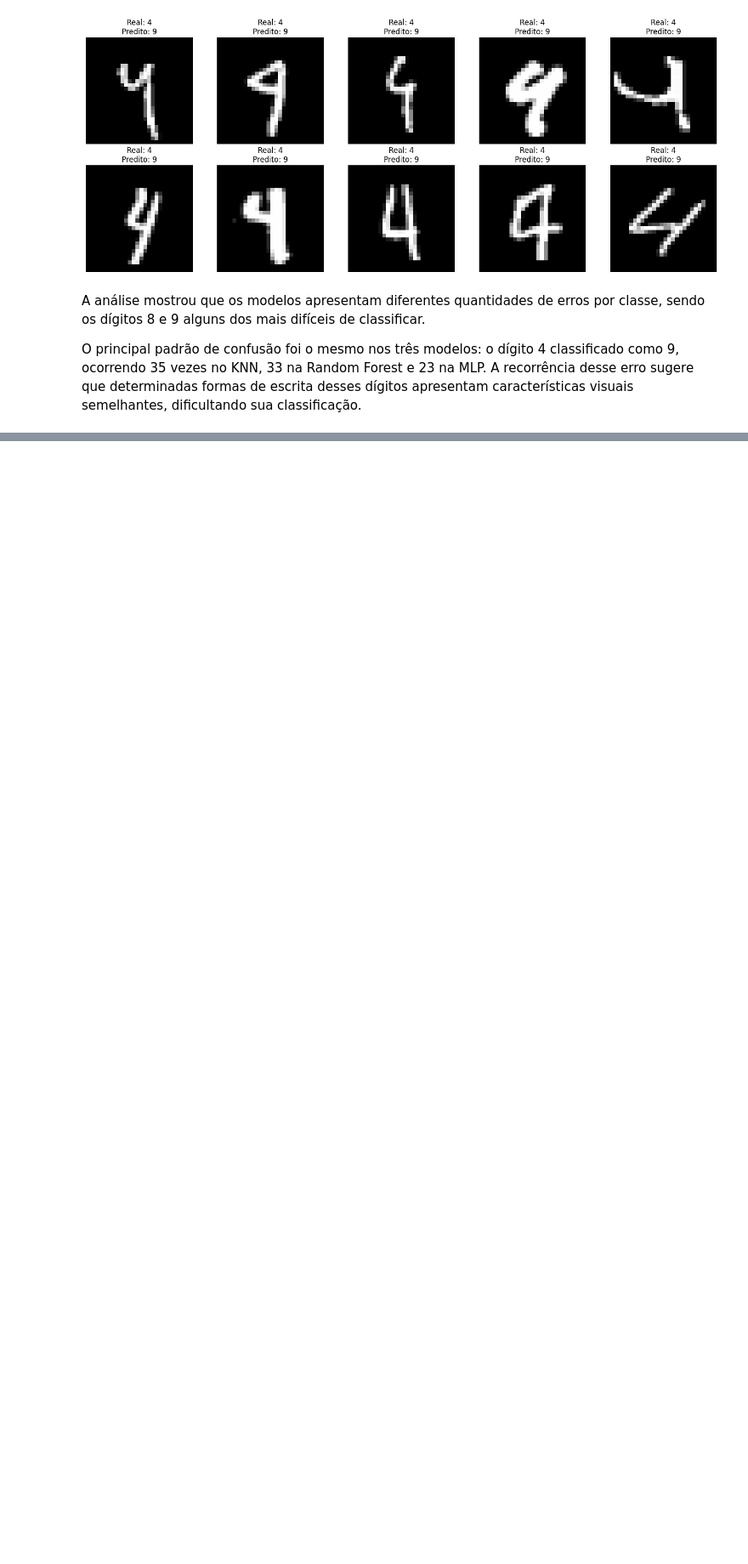
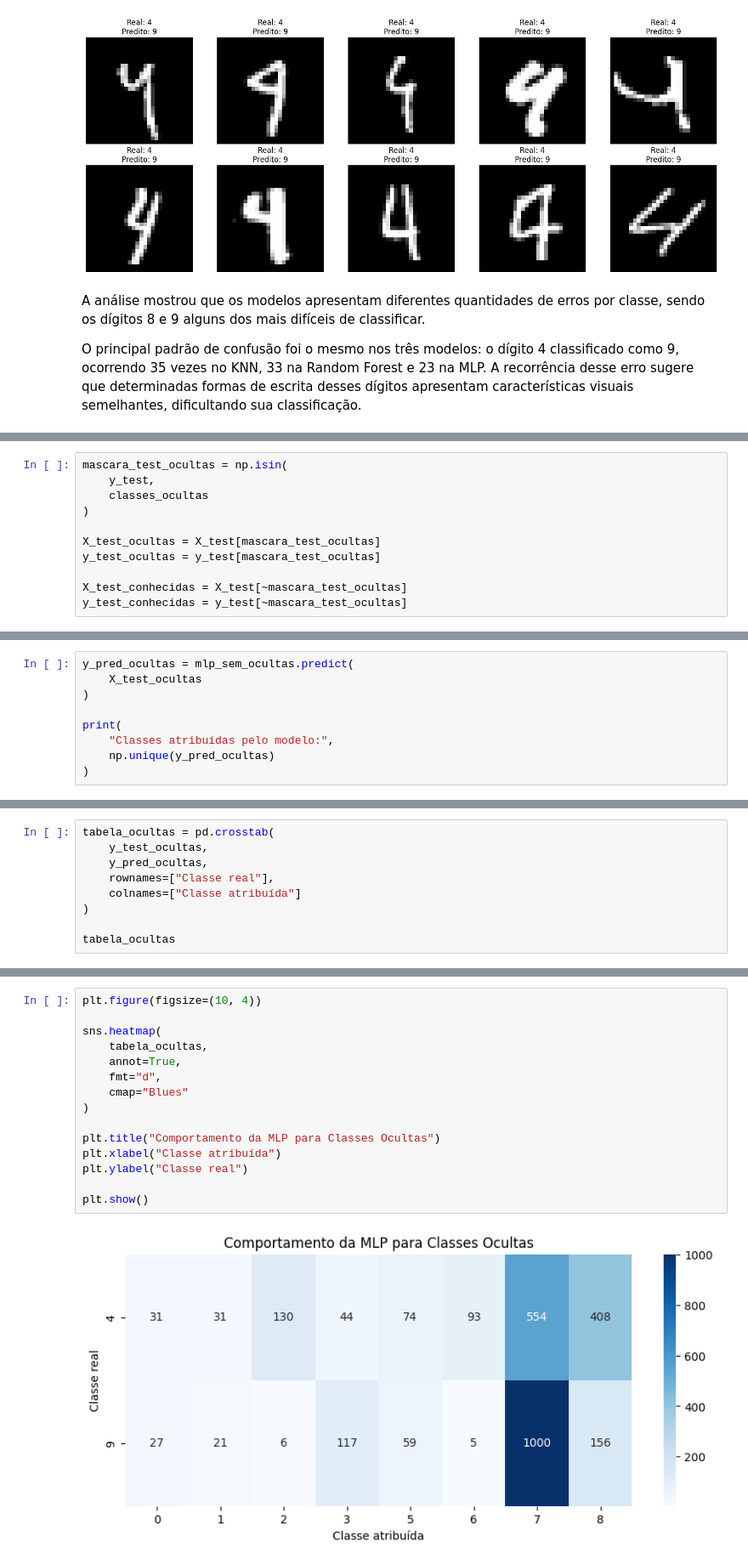
Before and after one commit to senapalm/classificador_de_digitos, a Jupyter notebook: classificador_de_digitos.ipynb, the cells around one changed output, grey strips where cells are left out. Shown: that part at 85% size. Saved outputs shown, nothing was run; the diff lists cells and outputs as text; blank space fills up the shorter version.

```diff
--- a/classificador_de_digitos.ipynb
+++ b/classificador_de_digitos.ipynb
@@ -1070,0 +1114,11 @@ O principal padrão de confusão foi o mesmo nos três modelos: o dígito 4 clas
+# %%
+mascara_test_ocultas = np.isin(
+    y_test,
+    classes_ocultas
+)
+
+X_test_ocultas = X_test[mascara_test_ocultas]
+y_test_ocultas = y_test[mascara_test_ocultas]
+
+X_test_conhecidas = X_test[~mascara_test_ocultas]
+y_test_conhecidas = y_test[~mascara_test_ocultas]
@@ -1070,0 +1187,9 @@ O principal padrão de confusão foi o mesmo nos três modelos: o dígito 4 clas
+# %%
+y_pred_ocultas = mlp_sem_ocultas.predict(
+    X_test_ocultas
+)
+
+print(
+    "Classes atribuídas pelo modelo:",
+    np.unique(y_pred_ocultas)
+)
@@ -1070,0 +1198,9 @@ O principal padrão de confusão foi o mesmo nos três modelos: o dígito 4 clas
+# %%
+tabela_ocultas = pd.crosstab(
+    y_test_ocultas,
+    y_pred_ocultas,
+    rownames=["Classe real"],
+    colnames=["Classe atribuída"]
+)
+
+tabela_ocultas
@@ -1070,0 +1212,17 @@ O principal padrão de confusão foi o mesmo nos três modelos: o dígito 4 clas
+# %%
+plt.figure(figsize=(10, 4))
+
+sns.heatmap(
+    tabela_ocultas,
+    annot=True,
+    fmt="d",
+    cmap="Blues"
+)
+
+plt.title("Comportamento da MLP para Classes Ocultas")
+plt.xlabel("Classe atribuída")
+plt.ylabel("Classe real")
+
+plt.show()
+# %% [output]
+[figure, added]
```
Also changed, not shown: parts of 19 cells of this notebook.
